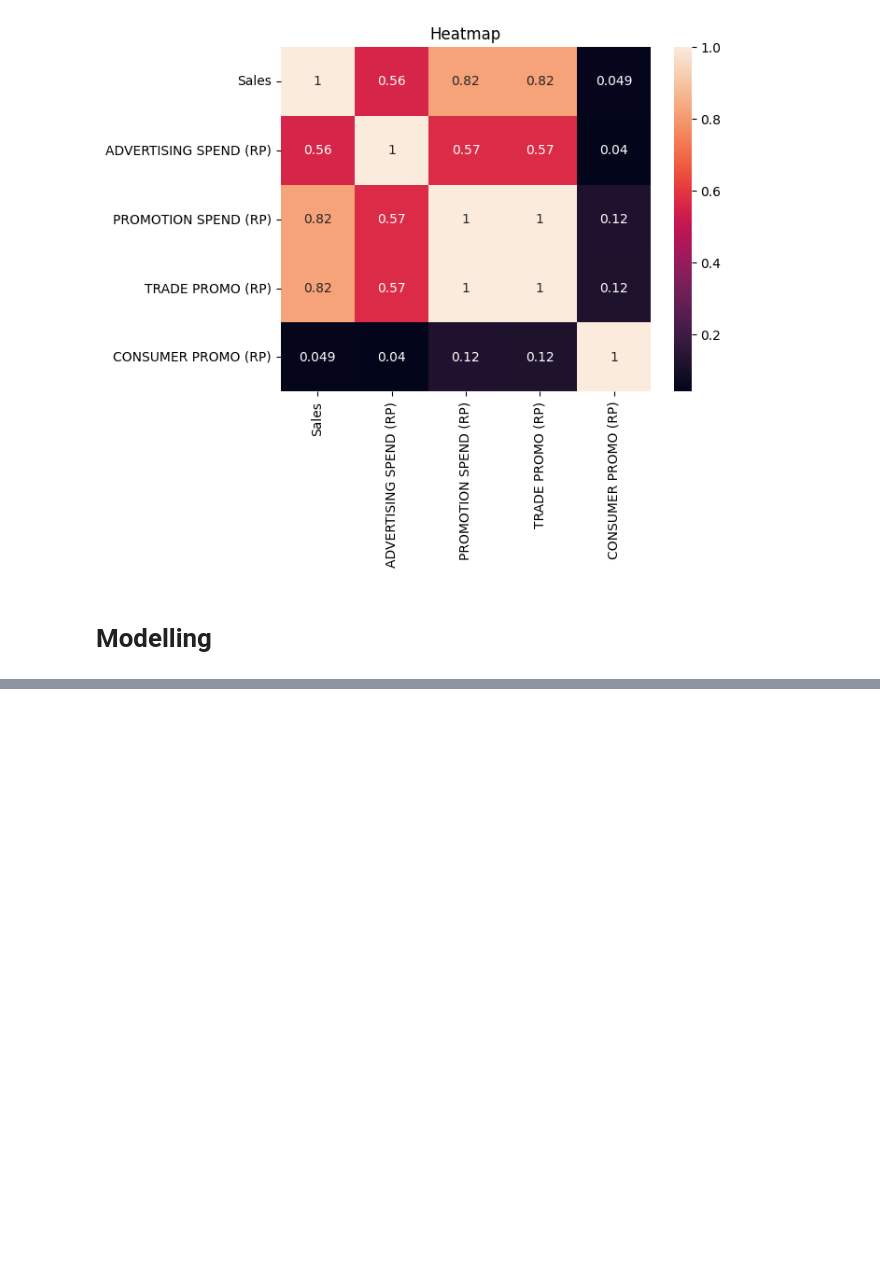
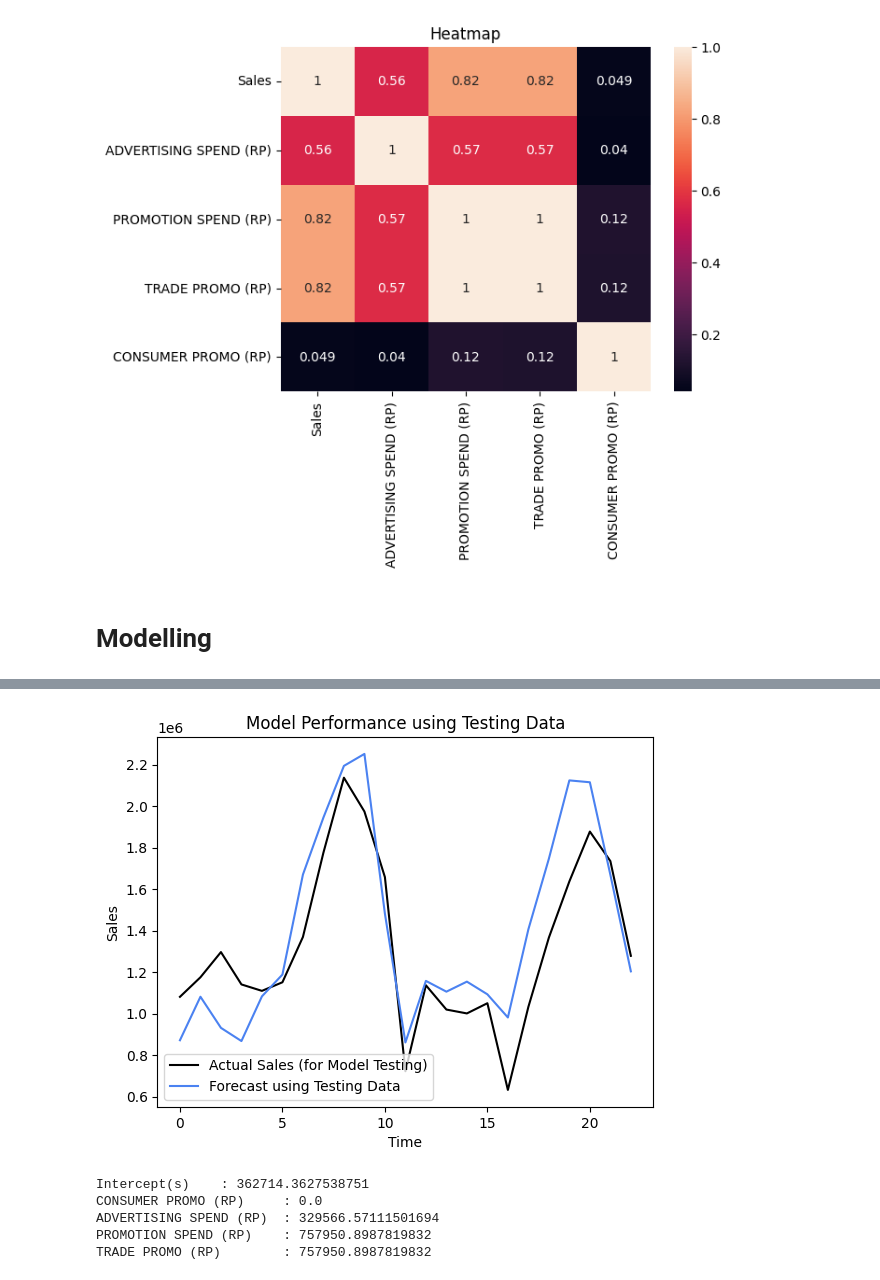
Before and after one commit to marcellinus-witarsah/revenue-forecasting, a Jupyter notebook: notebooks/20240724-market-mix-modelling.ipynb, the cells around one changed output, grey strips where cells are left out. Cells and saved outputs as stored; diff of their text form; code cells hidden in the pictures; blank space fills up the shorter version.

```diff
--- a/notebooks/20240724-market-mix-modelling.ipynb
+++ b/notebooks/20240724-market-mix-modelling.ipynb
@@ -338,0 +394,25 @@ ModuleNotFoundError: No module named 'jax'
+# %%
+color = {
+    'black': 'black',
+    'google_red': '#db412d',
+    'google_blue': '#4b82f1'
+}
+plt.plot(y_test, label="Actual Sales (for Model Testing)", color=color["black"])
+plt.plot(lr.predict(X_test_preprocessed), label="Forecast using Testing Data", color=color["google_blue"])
+plt.legend()
+plt.title("Model Performance using Testing Data")
+plt.xlabel("Time")
+plt.ylabel("Sales")
+plt.show()
+# %% [output]
+[figure, added]
+# %%
+print("Intercept(s)\t: {}".format(lr.intercept_))
+for feature, coef in zip(lr.feature_names_in_, lr.coef_):
+    print("{}\t: {}".format(feature, coef))
+# %% [output]
+Intercept(s)    : 362714.3627538751
+CONSUMER PROMO (RP)     : 0.0
+ADVERTISING SPEND (RP)  : 329566.57111501694
+PROMOTION SPEND (RP)    : 757950.8987819832
+TRADE PROMO (RP)        : 757950.8987819832
```
Also changed, not shown: parts of 18 cells of this notebook.
